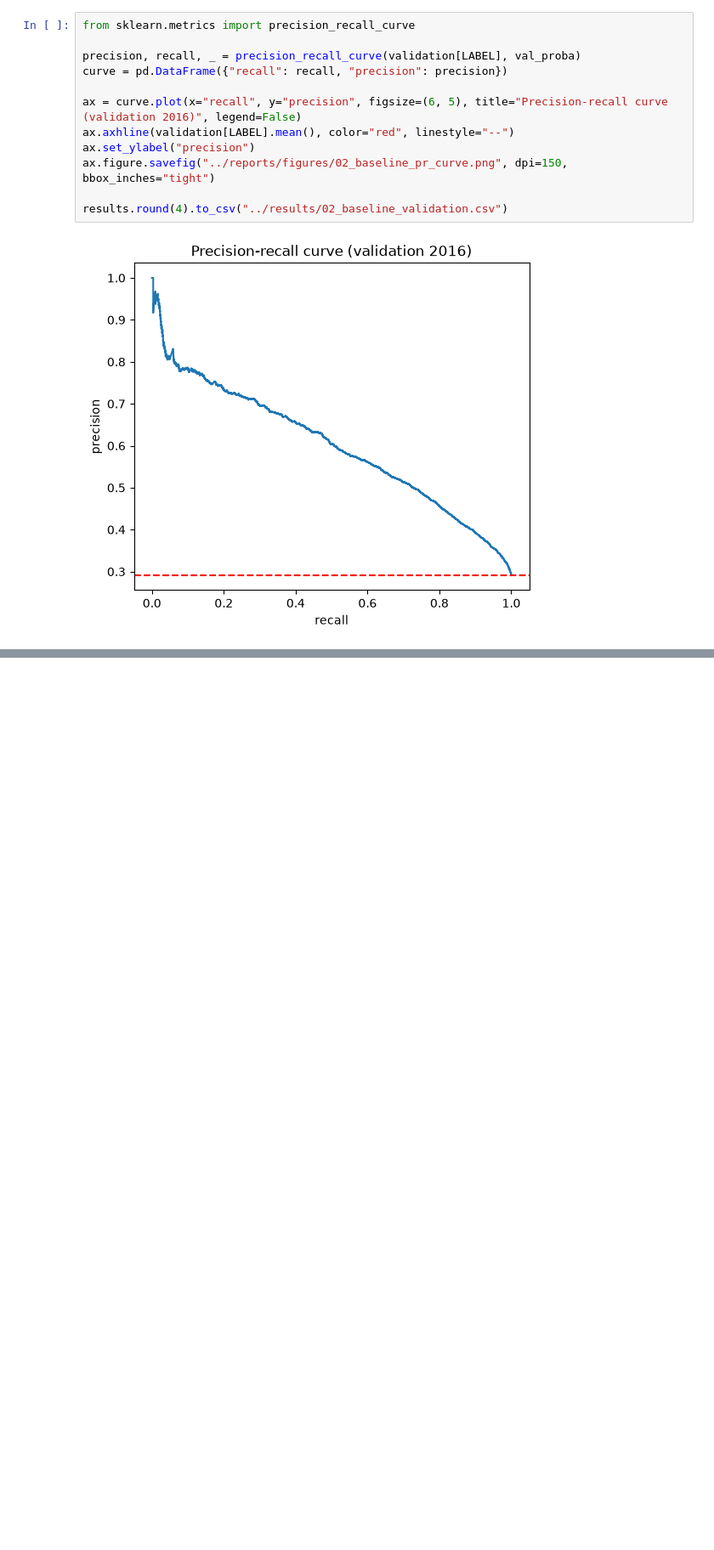
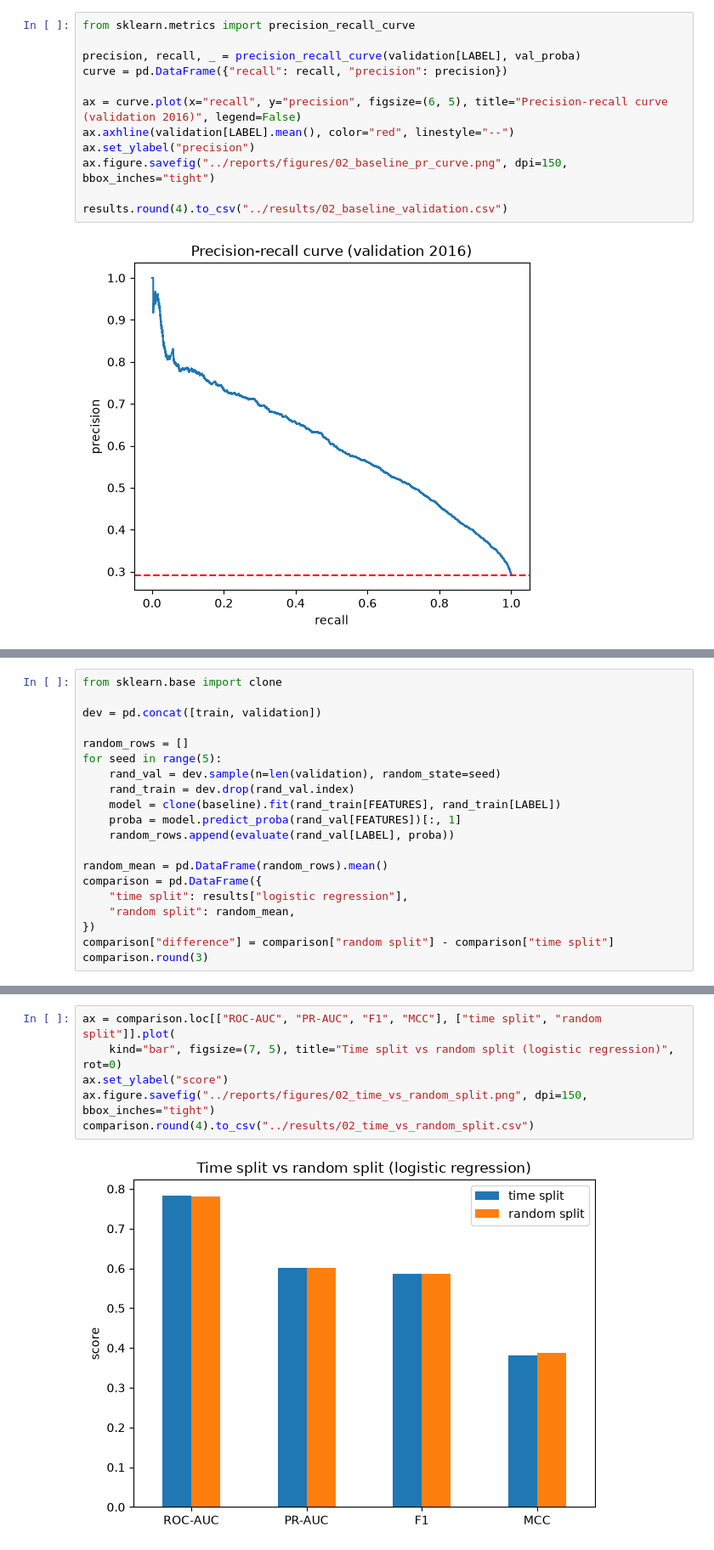
Before and after one commit to hangelaa/commit-wise, a Jupyter notebook: notebooks/02_split_and_baseline.ipynb, the cells around one changed output, grey strips where cells are left out. Shown at 85% size. Drawn from its saved outputs; the diff is of its cells as text; blank space fills up the shorter version.

Commit message:
Add baseline observations and time vs random split comparison

```diff
--- a/notebooks/02_split_and_baseline.ipynb
+++ b/notebooks/02_split_and_baseline.ipynb
@@ -102,0 +114,20 @@ results.round(4).to_csv("../results/02_baseline_validation.csv")
+# %%
+from sklearn.base import clone
+
+dev = pd.concat([train, validation])
+
+random_rows = []
+for seed in range(5):
+    rand_val = dev.sample(n=len(validation), random_state=seed)
+    rand_train = dev.drop(rand_val.index)
+    model = clone(baseline).fit(rand_train[FEATURES], rand_train[LABEL])
+    proba = model.predict_proba(rand_val[FEATURES])[:, 1]
+    random_rows.append(evaluate(rand_val[LABEL], proba))
+
+random_mean = pd.DataFrame(random_rows).mean()
+comparison = pd.DataFrame({
+    "time split": results["logistic regression"],
+    "random split": random_mean,
+})
+comparison["difference"] = comparison["random split"] - comparison["time split"]
+comparison.round(3)
@@ -102,0 +143,8 @@ results.round(4).to_csv("../results/02_baseline_validation.csv")
+# %%
+ax = comparison.loc[["ROC-AUC", "PR-AUC", "F1", "MCC"], ["time split", "random split"]].plot(
+    kind="bar", figsize=(7, 5), title="Time split vs random split (logistic regression)", rot=0)
+ax.set_ylabel("score")
+ax.figure.savefig("../reports/figures/02_time_vs_random_split.png", dpi=150, bbox_inches="tight")
+comparison.round(4).to_csv("../results/02_time_vs_random_split.csv")
+# %% [output]
+[figure, added]
```
Also changed, not shown: parts of 3 cells of this notebook, 2 other files.
